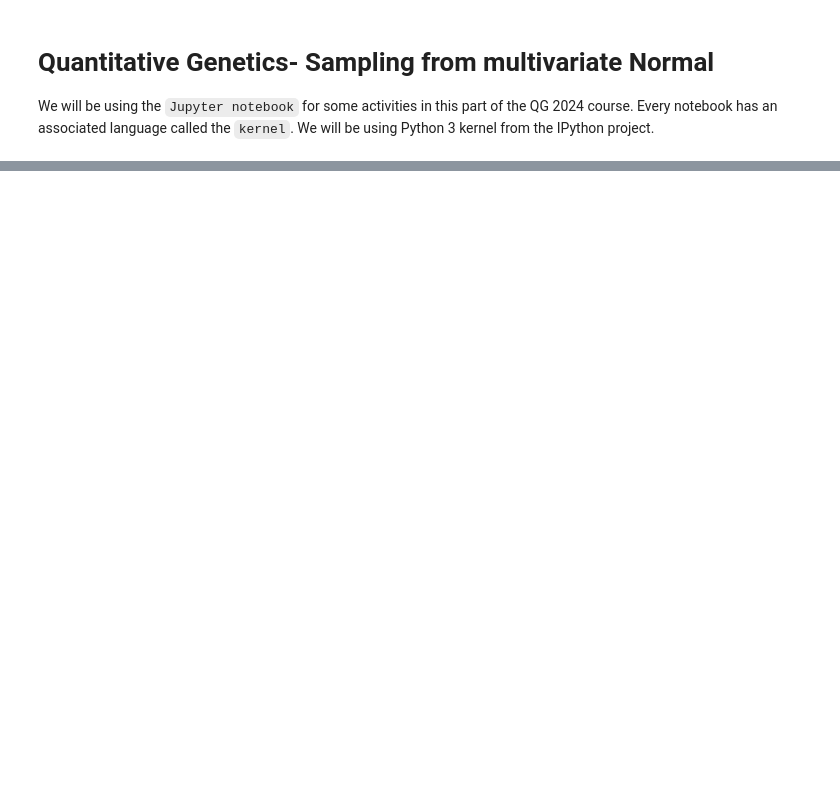
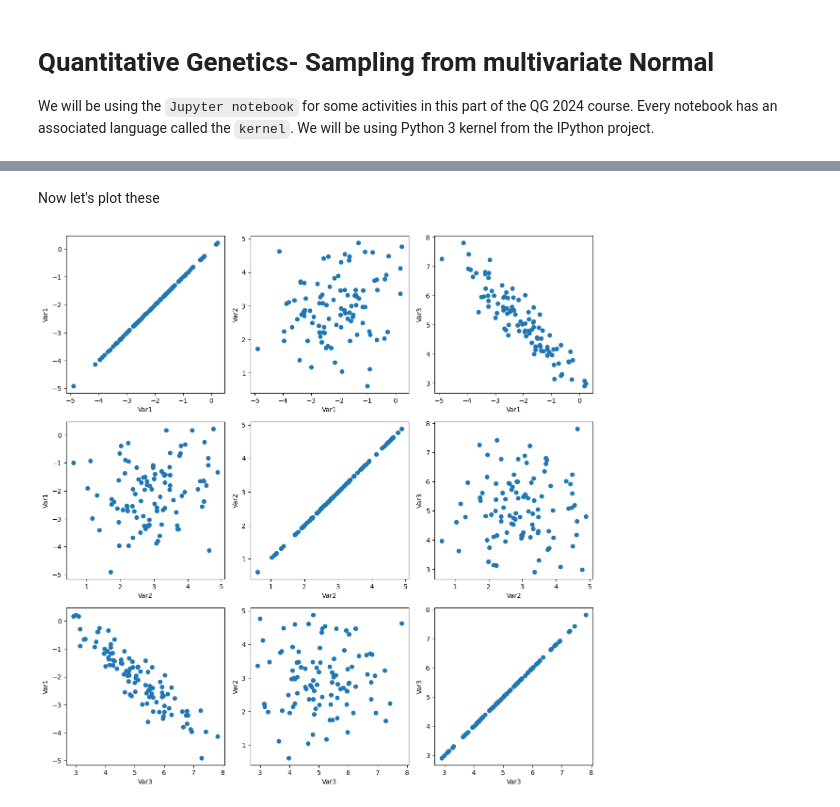
Before and after one commit to GGlivePh/QG, a Jupyter notebook: SampleNormalDist.ipynb, the cells around one changed output, grey strips where cells are left out. Cells and saved outputs as stored; diff of their text form; code cells hidden in the pictures; blank space fills up the shorter version.

```diff
--- a/SampleNormalDist.ipynb
+++ b/SampleNormalDist.ipynb
@@ -56,0 +24,8 @@ print(g)
+# %%
+# Define mean vector and covariance matrix
+mu = np.array([-2, 3, 5])
+sigma = np.array([
+    [1.0, 0.3, -0.9],
+    [0.3, 1.0, 0.0],
+    [-0.9, 0.0, 1.0]
+])
@@ -56,0 +40,3 @@ print(g)
+# %%
+# Generate 100 samples from the multivariate normal distribution
+x = multivariate_normal.rvs(mean=mu, cov=sigma, size=100)
@@ -56,0 +58,2 @@ print(g)
+# %% [markdown]
+Now let's plot these
@@ -56,0 +62,15 @@ print(g)
+# %%
+# Set up a 3x3 grid of subplots
+fig, axes = plt.subplots(3, 3, figsize=(12, 12))
+# Generate the scatter plots
+for i in range(3):
+    for j in range(3):
+        axes[i, j].scatter(x[:, i], x[:, j])
+        axes[i, j].set_xlabel(f"Var{i+1}")
+        axes[i, j].set_ylabel(f"Var{j+1}")
+
+# Adjust layout to avoid overlap
+plt.tight_layout()
+plt.show()
+# %% [output]
+[figure, added]
```
Also changed, not shown: parts of 13 cells of this notebook.
